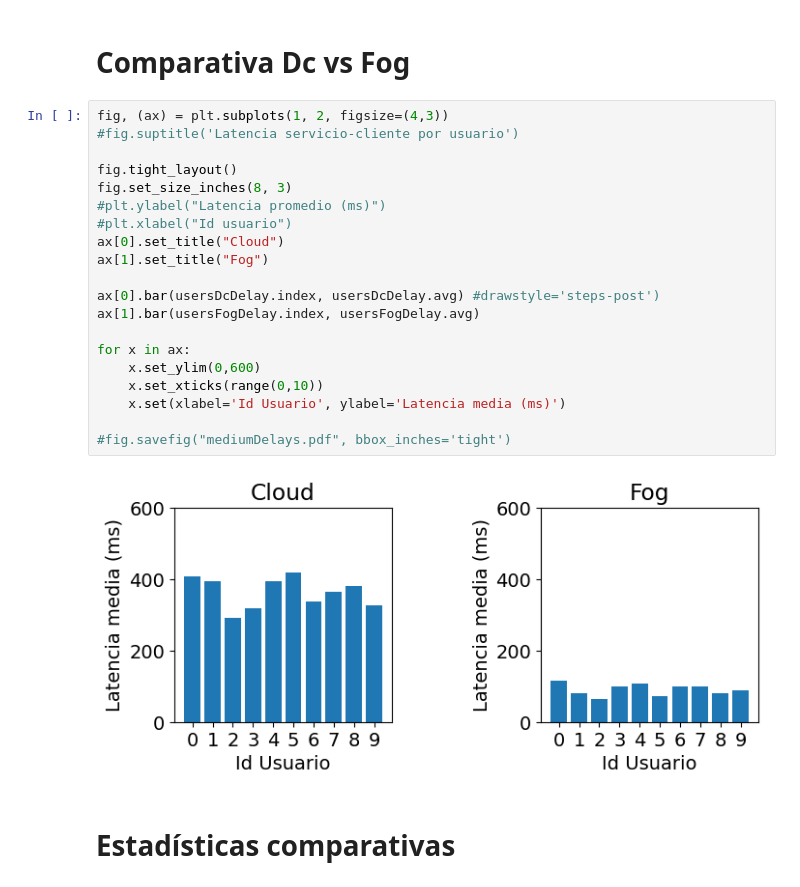
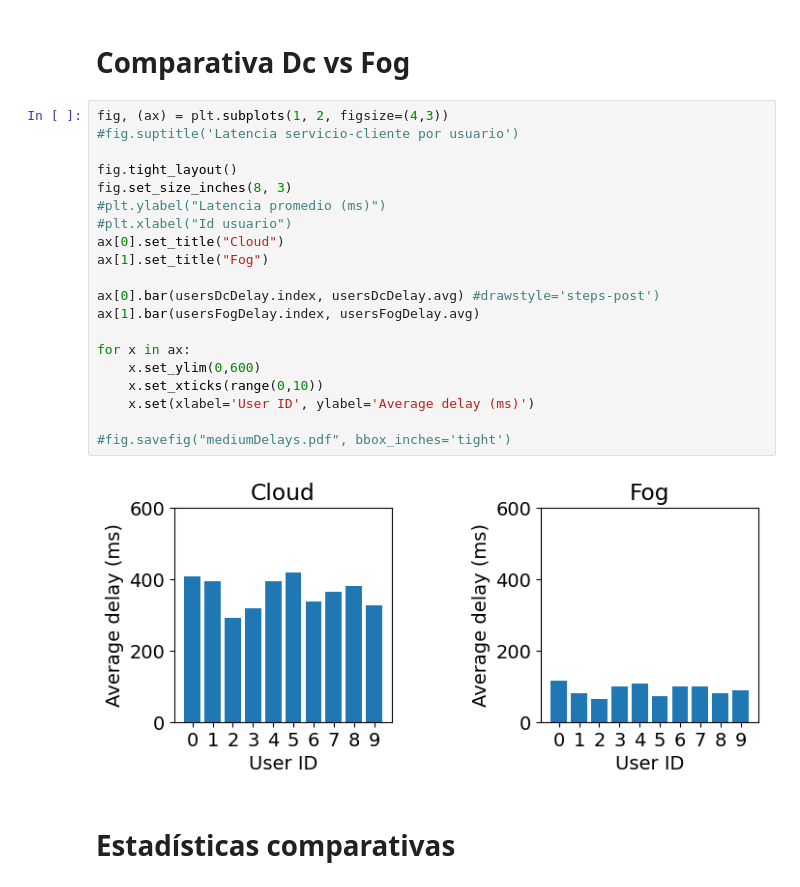
Before and after one commit to UlyssesDeAguilar/Simcan2Fog, a Jupyter notebook: simulations/EdgeMediumScenario/analysis/delays.ipynb, the cells around one changed output. Cells and saved outputs as stored; diff of their text form.

```diff
--- a/simulations/EdgeMediumScenario/analysis/delays.ipynb
+++ b/simulations/EdgeMediumScenario/analysis/delays.ipynb
@@ -126,25 +126,25 @@ fig.savefig("mediumDelaysFog.pdf")
 # %%
 fig, (ax) = plt.subplots(1, 2, figsize=(4,3))
 #fig.suptitle('Latencia servicio-cliente por usuario')
 
 fig.tight_layout()
 fig.set_size_inches(8, 3)
 #plt.ylabel("Latencia promedio (ms)")
 #plt.xlabel("Id usuario")
 ax[0].set_title("Cloud")
 ax[1].set_title("Fog")
 
 ax[0].bar(usersDcDelay.index, usersDcDelay.avg) #drawstyle='steps-post')
 ax[1].bar(usersFogDelay.index, usersFogDelay.avg)
 
 for x in ax:
     x.set_ylim(0,600)
     x.set_xticks(range(0,10))
-    x.set(xlabel='Id Usuario', ylabel='Latencia media (ms)')
+    x.set(xlabel='User ID', ylabel='Average delay (ms)')
 
 #fig.savefig("mediumDelays.pdf", bbox_inches='tight')
 # %% [output]
-[figure, old version]
+[figure, new version]
 # %% [markdown]
 # Estadísticas comparativas
 # %%
```
Also changed, not shown: parts of 2 cells of this notebook, 13 other files.
